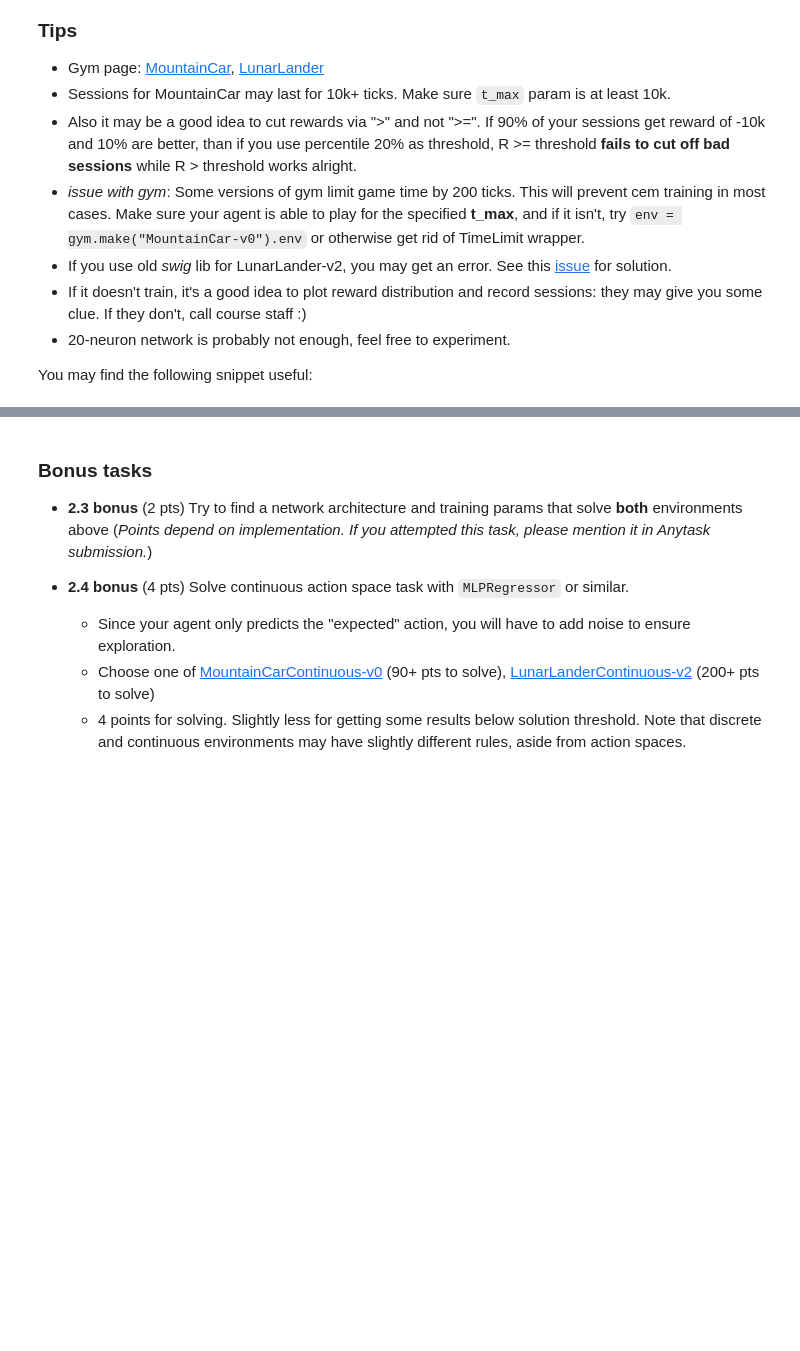
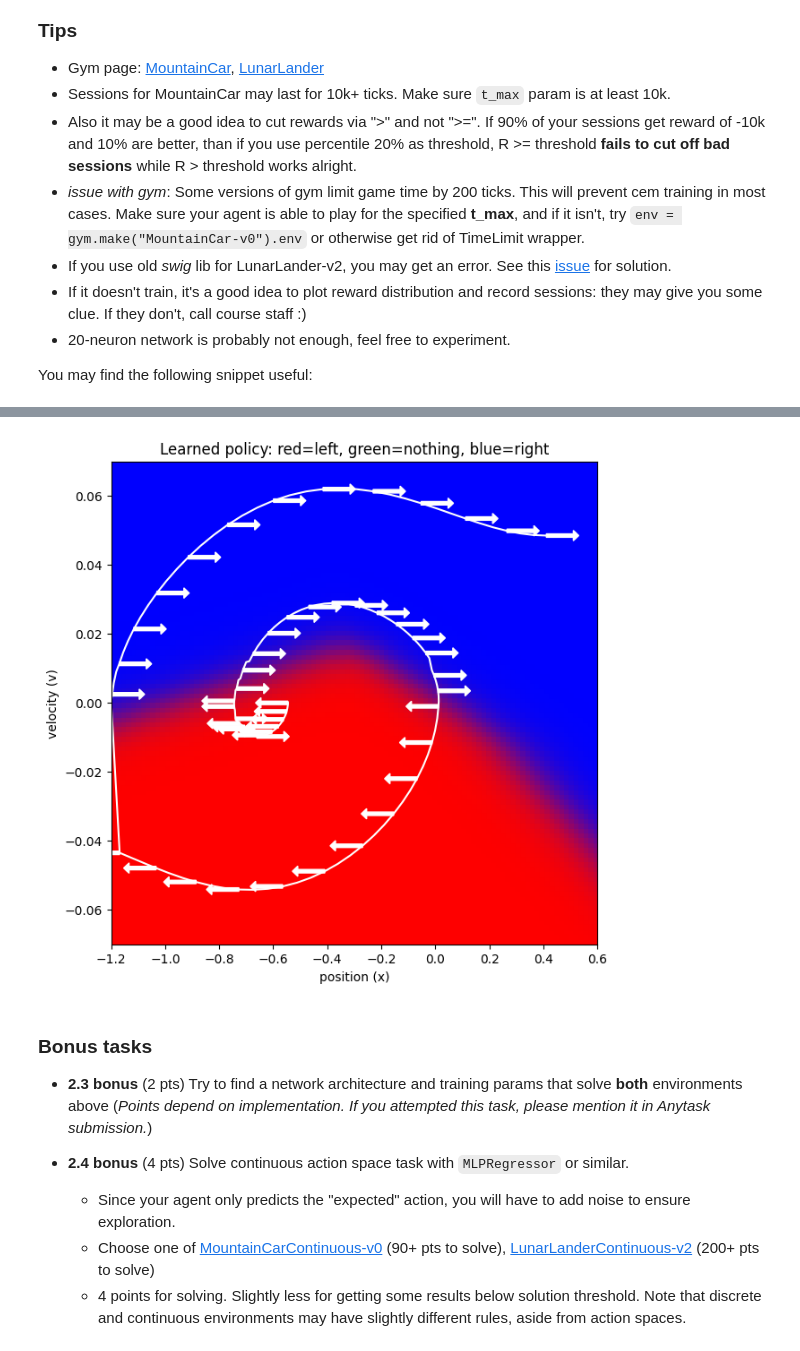
Before and after one commit to alekseik1/Practical_RL, a Jupyter notebook: week01_intro/deep_crossentropy_method.ipynb, the cells around one changed output, grey strips where cells are left out. Cells and saved outputs as stored; diff of their text form; code cells hidden in the pictures; blank space fills up the shorter version.

```diff
--- a/week01_intro/deep_crossentropy_method.ipynb
+++ b/week01_intro/deep_crossentropy_method.ipynb
@@ -346,34 +386,36 @@ def visualize_mountain_car(env, agent):
     grid = np.dstack(np.meshgrid(xs, vs[::-1])).transpose(1, 0, 2)
     grid_flat = grid.reshape(len(xs) * len(vs), 2)
     probs = agent.predict_proba(grid_flat).reshape(len(xs), len(vs), 3).transpose(1, 0, 2)
 
     # # The above code is equivalent to the following:
     # probs = np.empty((len(vs), len(xs), 3))
     # for i, v in enumerate(vs[::-1]):
     #     for j, x in enumerate(xs):
     #         probs[i, j, :] = agent.predict_proba([[x, v]])[0]
 
     # Draw policy
     f, ax = plt.subplots(figsize=(7, 7))
     ax.imshow(probs, extent=(env.min_position, env.max_position, -env.max_speed, env.max_speed), aspect='auto')
     ax.set_title('Learned policy: red=left, green=nothing, blue=right')
     ax.set_xlabel('position (x)')
     ax.set_ylabel('velocity (v)')
 
     # Sample a trajectory and draw it
     states, actions, _ = generate_session(env, agent)
     states = np.array(states)
     ax.plot(states[:, 0], states[:, 1], color='white')
 
     # Draw every 3rd action from the trajectory
     for (x, v), a in zip(states[::3], actions[::3]):
         if a == 0:
             plt.arrow(x, v, -0.1, 0, color='white', head_length=0.02)
         elif a == 2:
             plt.arrow(x, v, 0.1, 0, color='white', head_length=0.02)
 
 with gym.make('MountainCar-v0').env as env:
-    visualize_mountain_car(env, agent_mountain_car)
+    visualize_mountain_car(env, agent)
+# %% [output]
+[figure, added]
 # %% [markdown]
 ### Bonus tasks
 
```
Also changed, not shown: parts of 10 cells of this notebook.
